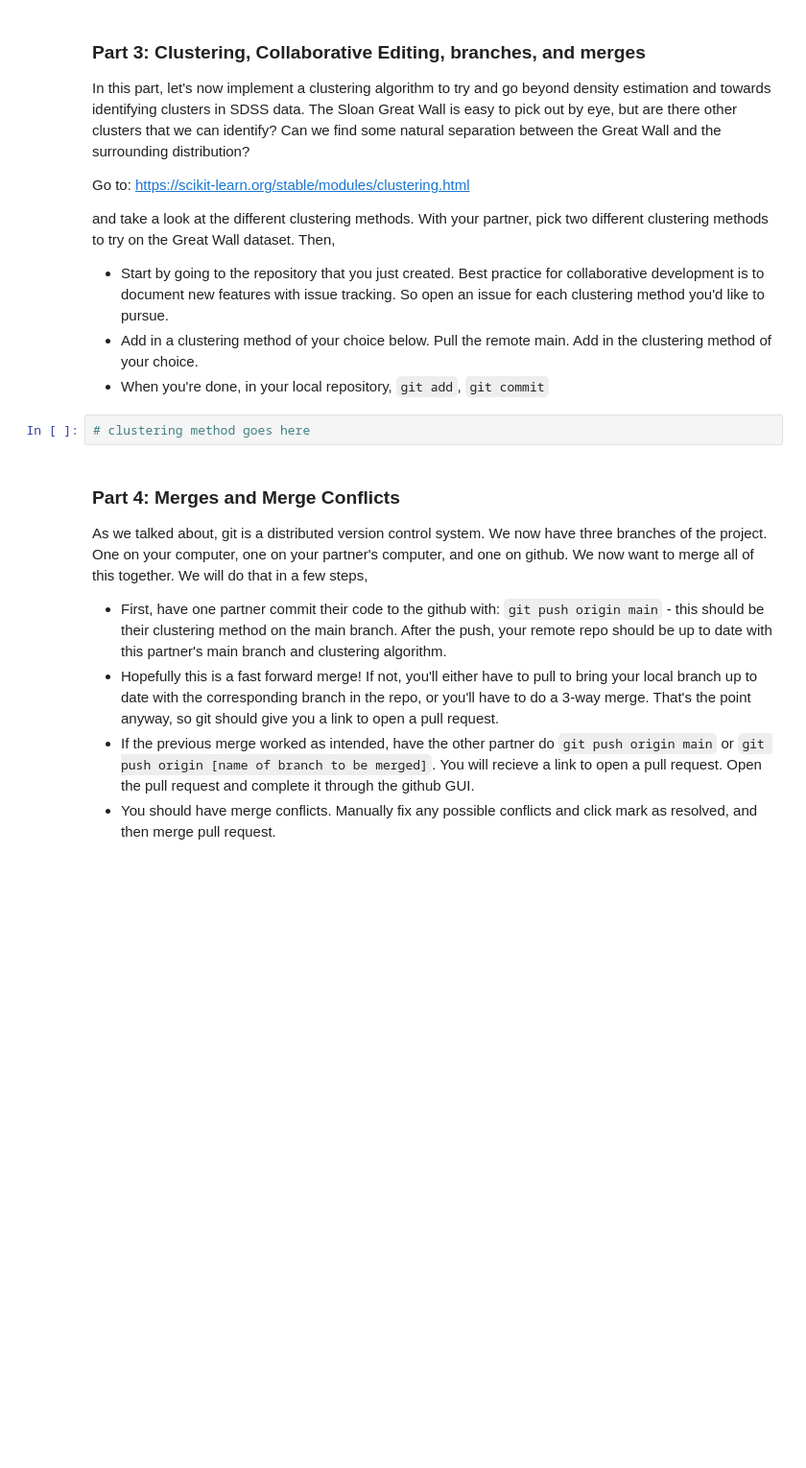
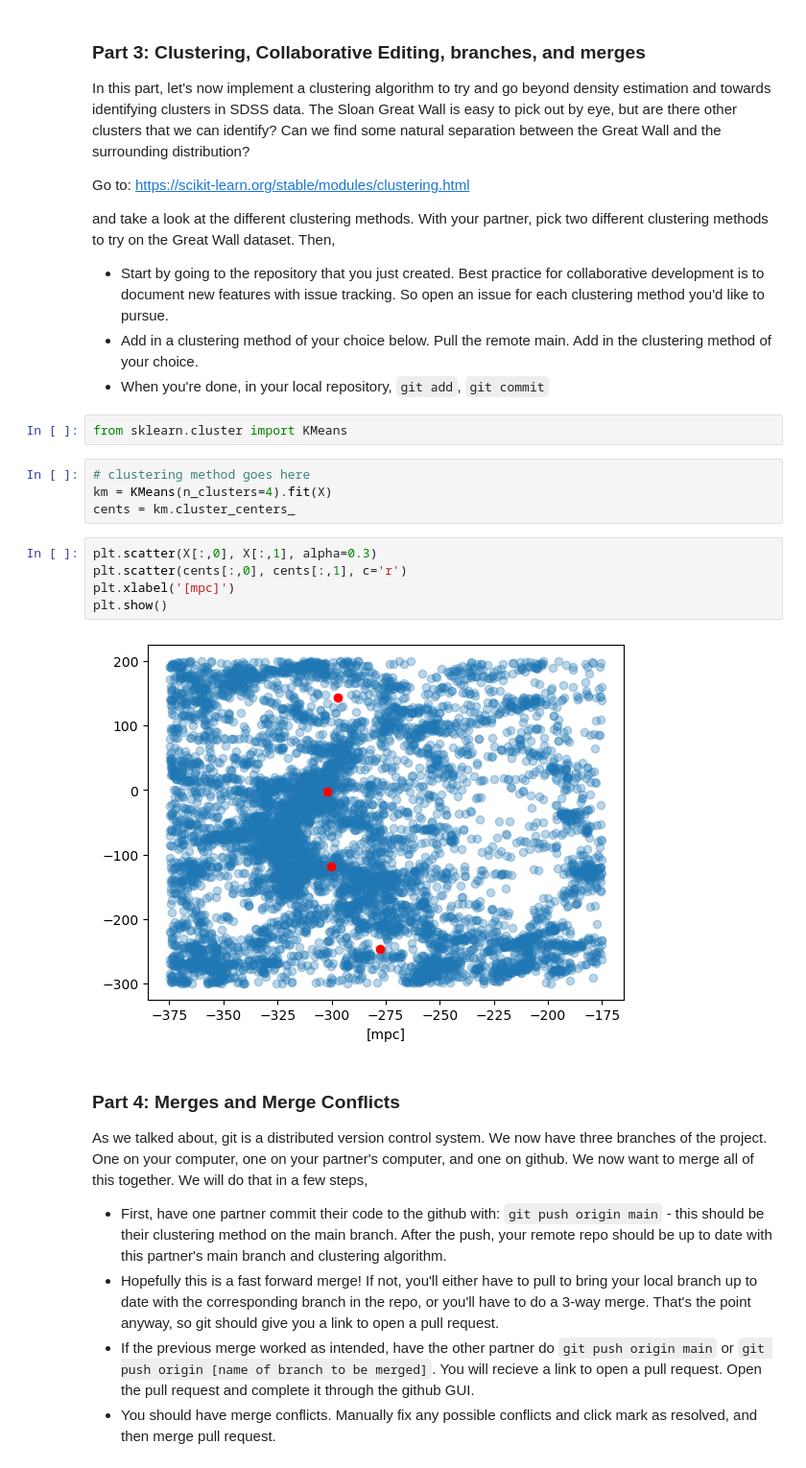
Before and after one commit to manduhmia/GreatWall, a Jupyter notebook: DSFP_intro_2_git.ipynb, the cells around one changed output. Shown at 96% size. Drawn from its saved outputs; the diff is of its cells as text; blank space fills up the shorter version.

Commit message:
cluster method

```diff
--- a/DSFP_intro_2_git.ipynb
+++ b/DSFP_intro_2_git.ipynb
@@ -105,8 +111,19 @@ and take a look at the different clustering methods. With your partner, pick two
 * Start by going to the repository that you just created. Best practice for collaborative development is to document new features with issue tracking. So open an issue for each clustering method you'd like to pursue.
 * Add in a clustering method of your choice below. Pull the remote main. Add in the clustering method of your choice.
 * When you're done, in your local repository, `git add`, `git commit`
+# %%
+from sklearn.cluster import KMeans
 # %%
 # clustering method goes here
+km = KMeans(n_clusters=4).fit(X)
+cents = km.cluster_centers_
+# %%
+plt.scatter(X[:,0], X[:,1], alpha=0.3)
+plt.scatter(cents[:,0], cents[:,1], c='r')
+plt.xlabel('[mpc]')
+plt.show()
+# %% [output]
+[figure, added]
 # %% [markdown]
 ### Part 4: Merges and Merge Conflicts
 
```
Also changed, not shown: parts of 5 cells of this notebook.
